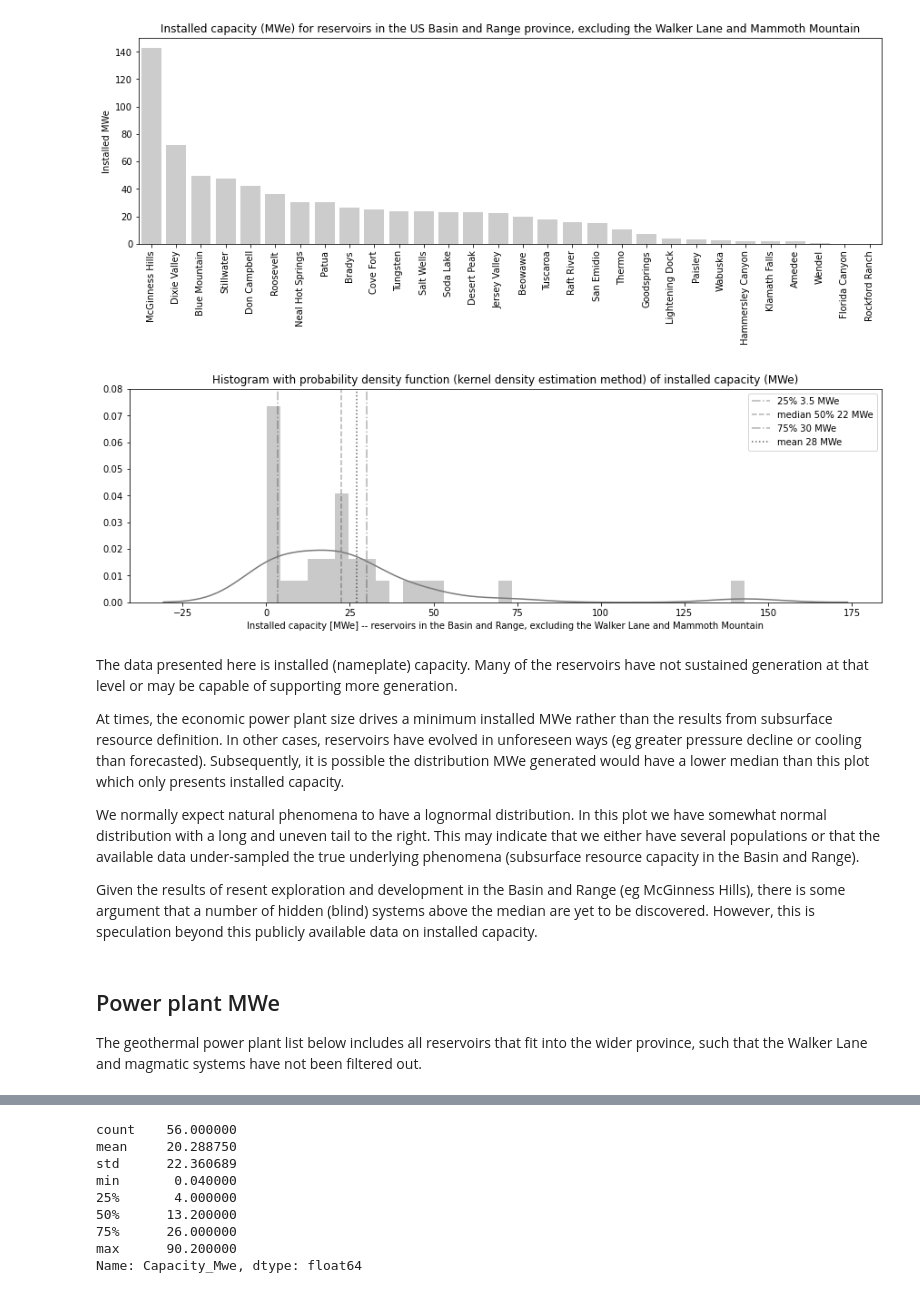
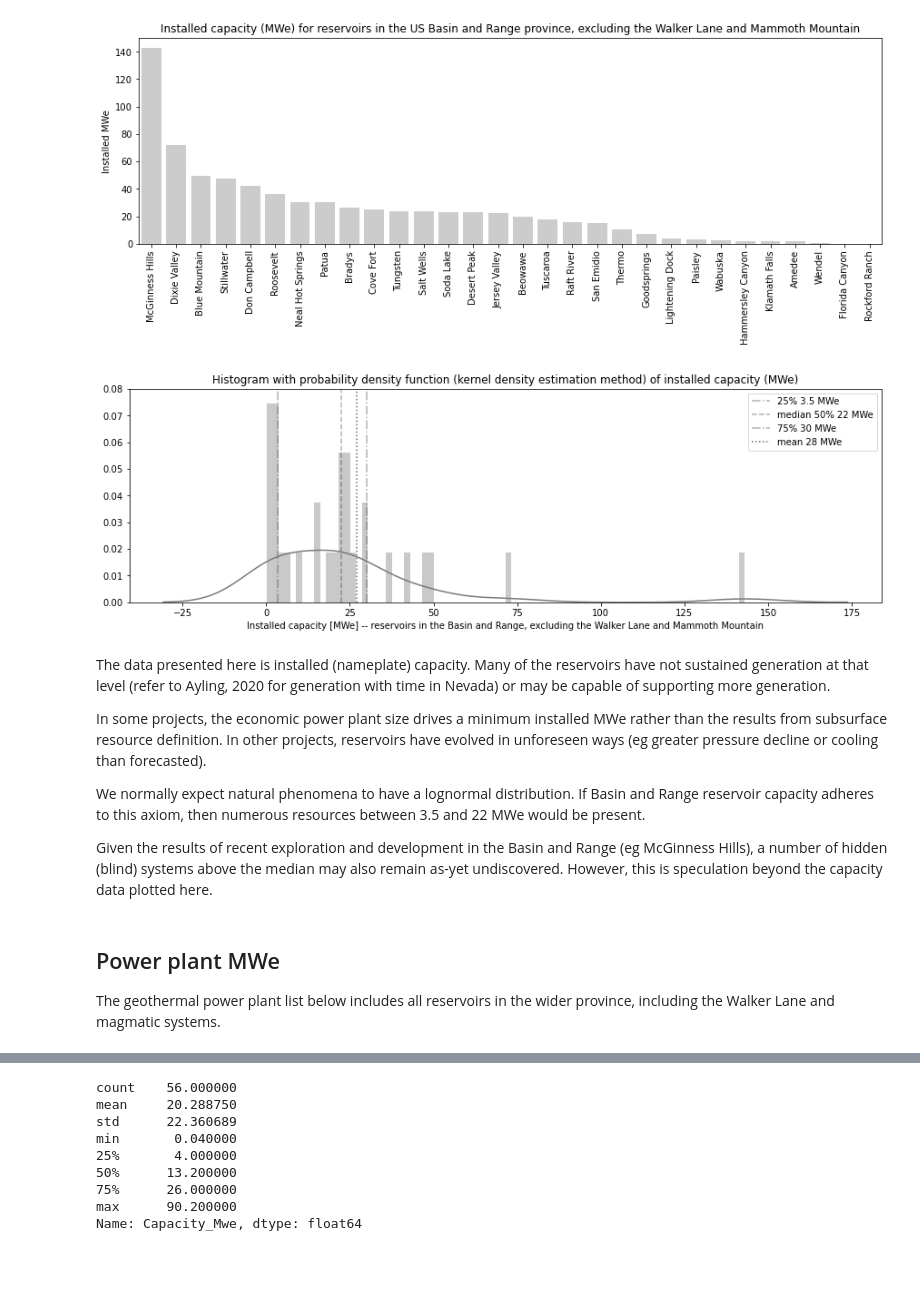
Before and after one commit to ICWallis/geothermal-cookbook, a Jupyter notebook: development-US-Basin-and-Range.ipynb, the cells around one changed output, grey strips where cells are left out. Saved outputs shown, nothing was run; the diff lists cells and outputs as text; code cells hidden in the pictures; blank space fills up the shorter version.

Commit message:
Update text and include Ayling's paper

```diff
--- a/development-US-Basin-and-Range.ipynb
+++ b/development-US-Basin-and-Range.ipynb
@@ -86,45 +84,45 @@ plt.show()
 # %%
 plt.figure(
     figsize=(12,4),
     constrained_layout=True,
 )
 
 sns.distplot(
     reserviors.Installed_MWe,
-    bins = 35,
+    bins = 80, # change this value to view the underlying distribution in different ways
     color = '#7a7a7a',
 )
 
 plt.vlines(3.5,0,0.08,linestyle='-.',alpha=0.3,label='25% 3.5 MWe')
 plt.vlines(22.5,0,0.08,linestyle='--',alpha=0.3,label='median 50% 22 MWe')
 plt.vlines(30,0,0.08,linestyle='-.',alpha=0.3,label='75% 30 MWe')
 
 plt.vlines(27,0,0.08,linestyle=':',alpha=0.6,label='mean 28 MWe')
 
 plt.title('Histogram with probability density function (kernel density estimation method) of installed capacity (MWe)')
 
 plt.xlabel('Installed capacity [MWe] -- reservoirs in the Basin and Range, excluding the Walker Lane and Mammoth Mountain')
 
 plt.ylim(0,0.08)
 
 plt.legend()
 
 plt.savefig('MWe-Per-Reservoir-PDF.png',dpi=400,bbox_inches='tight')
 plt.show()
 # %% [output]
-[figure, old version]
+[figure, new version]
 # %% [markdown]
-The data presented here is installed (nameplate) capacity. Many of the reservoirs have not sustained generation at that level or may be capable of supporting more generation.
+The data presented here is installed (nameplate) capacity. Many of the reservoirs have not sustained generation at that level (refer to Ayling, 2020 for generation with time in Nevada) or may be capable of supporting more generation.
 
-At times, the economic power plant size drives a minimum installed MWe rather than the results from subsurface resource definition. In other cases, reservoirs have evolved in unforeseen ways (eg greater pressure decline or cooling than forecasted). Subsequently, it is possible the distribution MWe generated would have a lower median than this plot which only presents installed capacity.
+In some projects, the economic power plant size drives a minimum installed MWe rather than the results from subsurface resource definition. In other projects, reservoirs have evolved in unforeseen ways (eg greater pressure decline or cooling than forecasted).
 
-We normally expect natural phenomena to have a lognormal distribution. In this plot we have somewhat normal distribution with a long and uneven tail to the right. This may indicate that we either have several populations or that the available data under-sampled the true underlying phenomena (subsurface resource capacity in the Basin and Range).
+We normally expect natural phenomena to have a lognormal distribution. If Basin and Range reservoir capacity adheres to this axiom, then numerous resources between 3.5 and 22 MWe would be present.
 
-Given the results of resent exploration and development in the Basin and Range (eg McGinness Hills), there is some argument that a number of hidden (blind) systems above the median are yet to be discovered. However, this is speculation beyond this publicly available data on installed capacity.
+Given the results of recent exploration and development in the Basin and Range (eg McGinness Hills), a number of hidden (blind) systems above the median may also remain as-yet undiscovered. However, this is speculation beyond the capacity data plotted here.
 # %% [markdown]
 ## Power plant MWe
 
-The geothermal power plant list below includes all reservoirs that fit into the wider province, such that the Walker Lane and magmatic systems have not been filtered out.
+The geothermal power plant list below includes all reservoirs in the wider province, including the Walker Lane and magmatic systems.
 # %%
 plants = pd.read_csv(r'development-byplant.csv')
 plants
```
Also changed, not shown: parts of 3 cells of this notebook.
